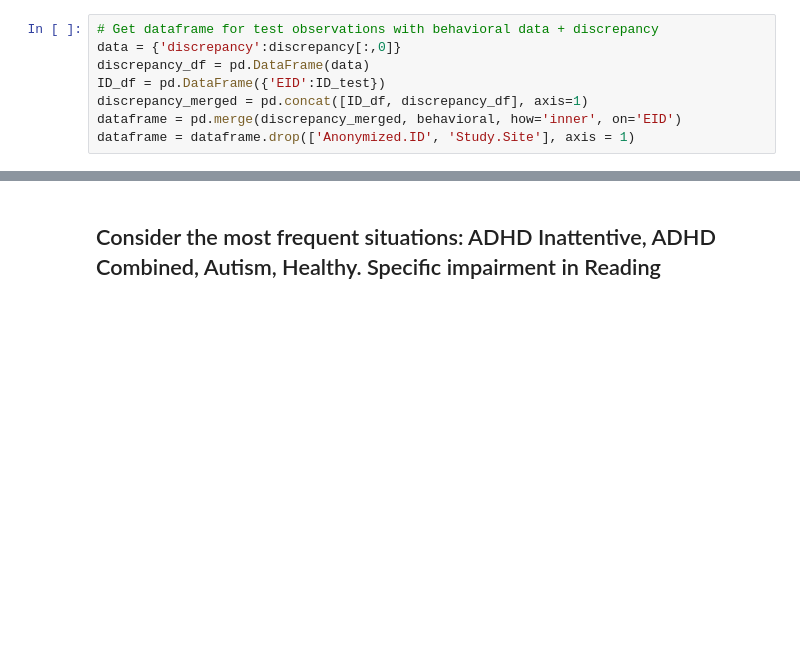
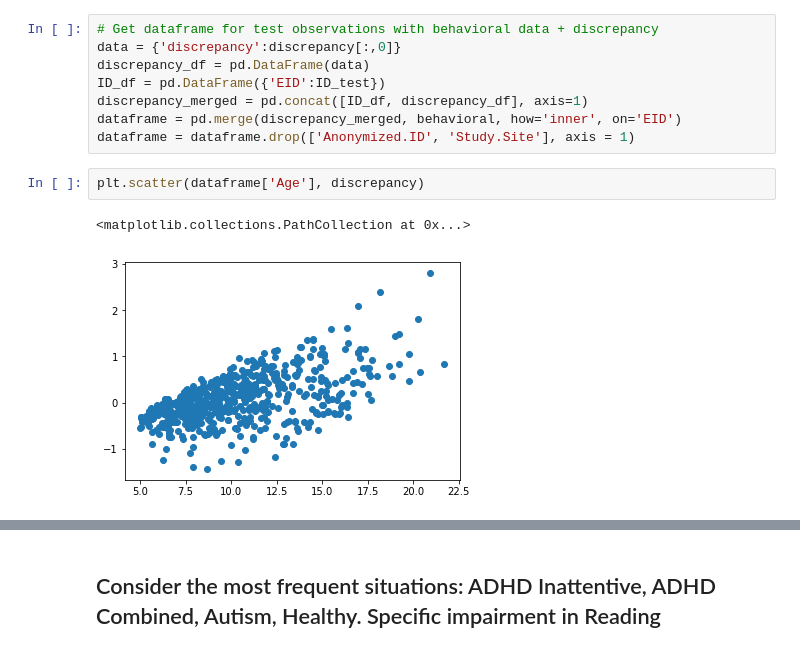
Before and after one commit to alestolfo/ds-lab, a Jupyter notebook: Age discrepancy (Exclude 4 major diseases from training set).ipynb, the cells around one changed output, grey strips where cells are left out. Drawn from its saved outputs; the diff is of its cells as text; blank space fills up the shorter version.

```diff
--- a/Age discrepancy (Exclude 4 major diseases from training set).ipynb
+++ b/Age discrepancy (Exclude 4 major diseases from training set).ipynb
@@ -156,6 +201,11 @@ ID_df = pd.DataFrame({'EID':ID_test})
 discrepancy_merged = pd.concat([ID_df, discrepancy_df], axis=1)
 dataframe = pd.merge(discrepancy_merged, behavioral, how='inner', on='EID')
 dataframe = dataframe.drop(['Anonymized.ID', 'Study.Site'], axis = 1)
+# %%
+plt.scatter(dataframe['Age'], discrepancy)
+# %% [output]
+<matplotlib.collections.PathCollection at 0x...>
+[figure, added]
 # %%
 # Get the correlations
 correlations = dataframe[dataframe.columns[1:]].corr()['discrepancy'][:]
```
Also changed, not shown: parts of 20 cells of this notebook, 3 other files.
